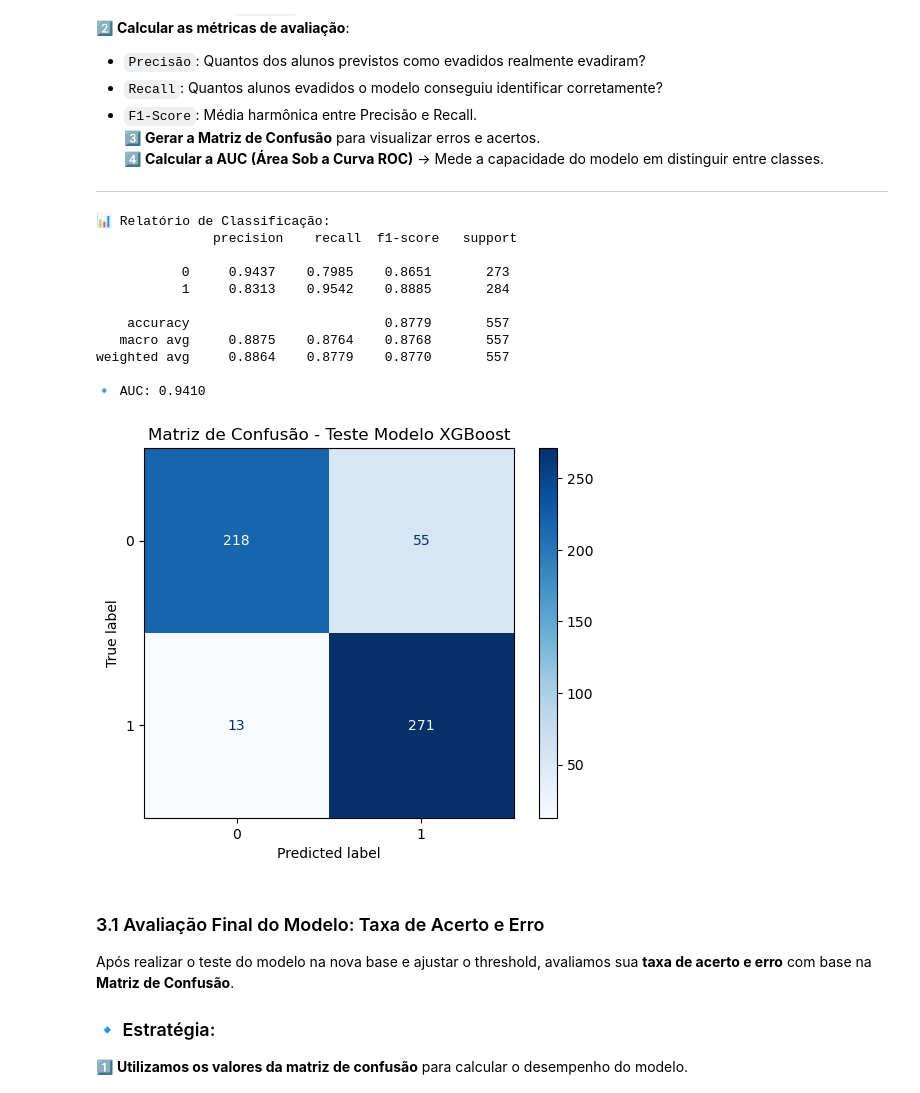
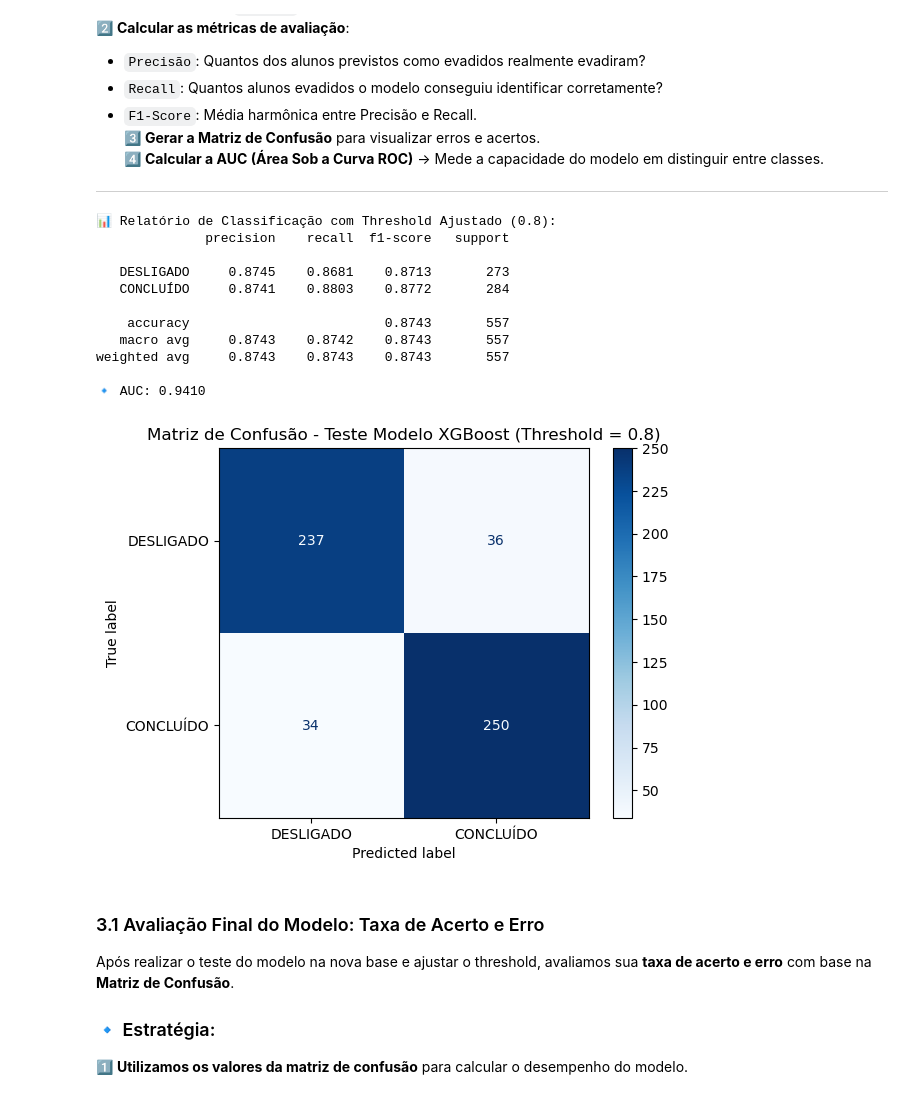
Before and after one commit to rccs2024/modelagem_preditiva, a Jupyter notebook: 4 - Avaliacao_e_Explicabilidade_Modelo_XGBoost.ipynb, the cells around one changed output. Saved outputs shown, nothing was run; the diff lists cells and outputs as text; code cells hidden in the pictures.

```diff
--- a/4 - Avaliacao_e_Explicabilidade_Modelo_XGBoost.ipynb
+++ b/4 - Avaliacao_e_Explicabilidade_Modelo_XGBoost.ipynb
@@ -245,37 +246,43 @@ Agora que os dados estão preparados, aplicamos o **modelo treinado** para preve
 
 ---
 # %%
-# Fazer previsões na nova base
-previsoes = modelo_XGBoost_prever_conclusao.predict(X)
+
+# Definindo o threshold ajustado (foco em alta precisão para CONCLUÍDO)
+threshold = 0.8
+
+# Obter probabilidades preditas para a classe CONCLUÍDO (classe 1)
+probabilidades = modelo_XGBoost_prever_conclusao.predict_proba(X)[:, 1]
+
+# Aplicar o threshold ajustado para gerar previsões binárias
+previsoes = (probabilidades >= threshold).astype(int)
 
 # Imprimir relatório de classificação
-print("📊 Relatório de Classificação:\n", classification_report(y, previsoes, digits=4))
+print("📊 Relatório de Classificação com Threshold Ajustado ({}):".format(threshold))
+print(classification_report(y, previsoes, digits=4, target_names=["DESLIGADO", "CONCLUÍDO"]))
 
-# Obter probabilidades para cálculo da AUC
-probabilidade = modelo_XGBoost_prever_conclusao.predict_proba(X)
-
-# Calcular a métrica AUC (Área sob a Curva ROC)
-print("🔹 AUC: {:.4f}".format(roc_auc_score(y, probabilidade[:, 1])))
+# Calcular AUC (área sob a curva ROC) — independe do threshold
+print("🔹 AUC: {:.4f}".format(roc_auc_score(y, probabilidades)))
 
 # Gerar Matriz de Confusão
-matriz_confusao = confusion_matrix(y, previsoes)
-disp = ConfusionMatrixDisplay(confusion_matrix=matriz_confusao)
+matriz_confusao = confusion_matrix(y, previsoes, labels=[0, 1])  # 0 = desligado, 1 = concluído
+disp = ConfusionMatrixDisplay(confusion_matrix=matriz_confusao, display_labels=["DESLIGADO", "CONCLUÍDO"])
 disp.plot(cmap="Blues", values_format="d")
-plt.title("Matriz de Confusão - Teste Modelo XGBoost")
+plt.title(f"Matriz de Confusão - Teste Modelo XGBoost (Threshold = {threshold})")
+plt.grid(False)
 plt.show()
 # %% [output]
-📊 Relatório de Classificação:
-               precision    recall  f1-score   support
+📊 Relatório de Classificação com Threshold Ajustado (0.8):
+              precision    recall  f1-score   support
 
-           0     0.9437    0.7985    0.8651       273
-           1     0.8313    0.9542    0.8885       284
+   DESLIGADO     0.8745    0.8681    0.8713       273
+   CONCLUÍDO     0.8741    0.8803    0.8772       284
 
-    accuracy                         0.8779       557
-   macro avg     0.8875    0.8764    0.8768       557
-weighted avg     0.8864    0.8779    0.8770       557
+    accuracy                         0.8743       557
+   macro avg     0.8743    0.8742    0.8743       557
+weighted avg     0.8743    0.8743    0.8743       557
 
 🔹 AUC: 0.9410
-[figure, old version]
+[figure, new version]
 # %% [markdown]
 ### 3.1 Avaliação Final do Modelo: Taxa de Acerto e Erro
 
```
Also changed, not shown: parts of 2 cells of this notebook, 2 other files.
